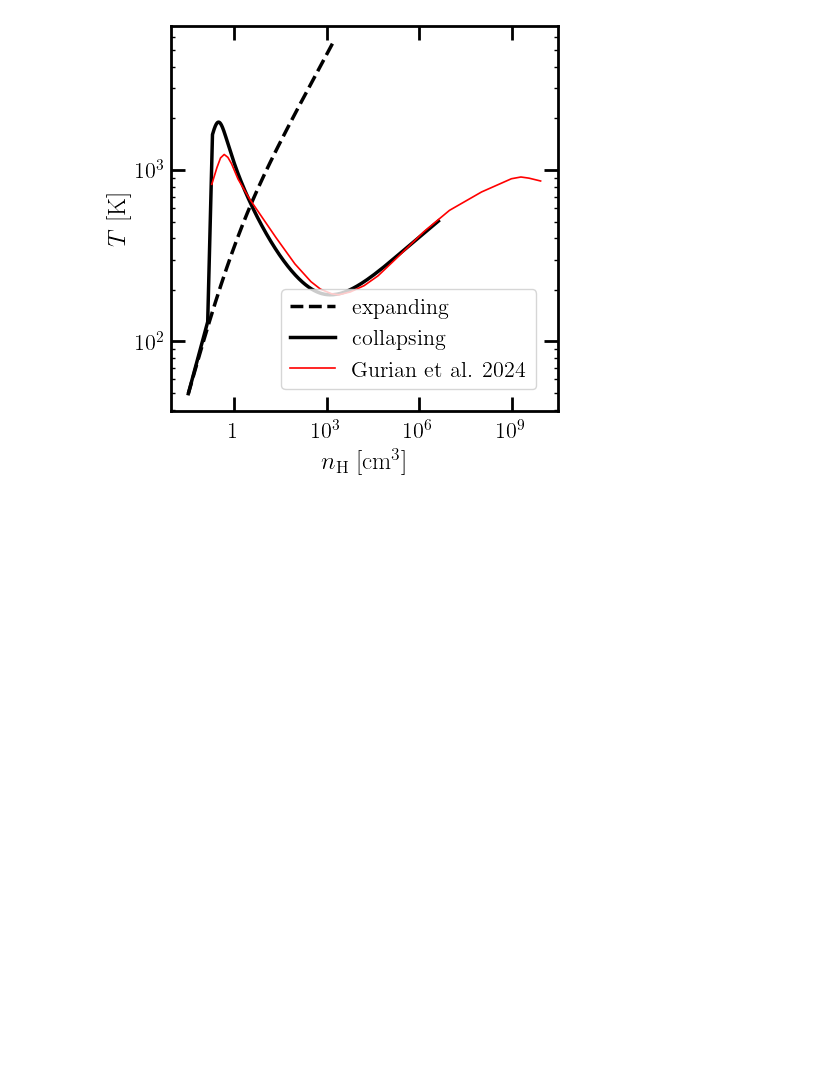
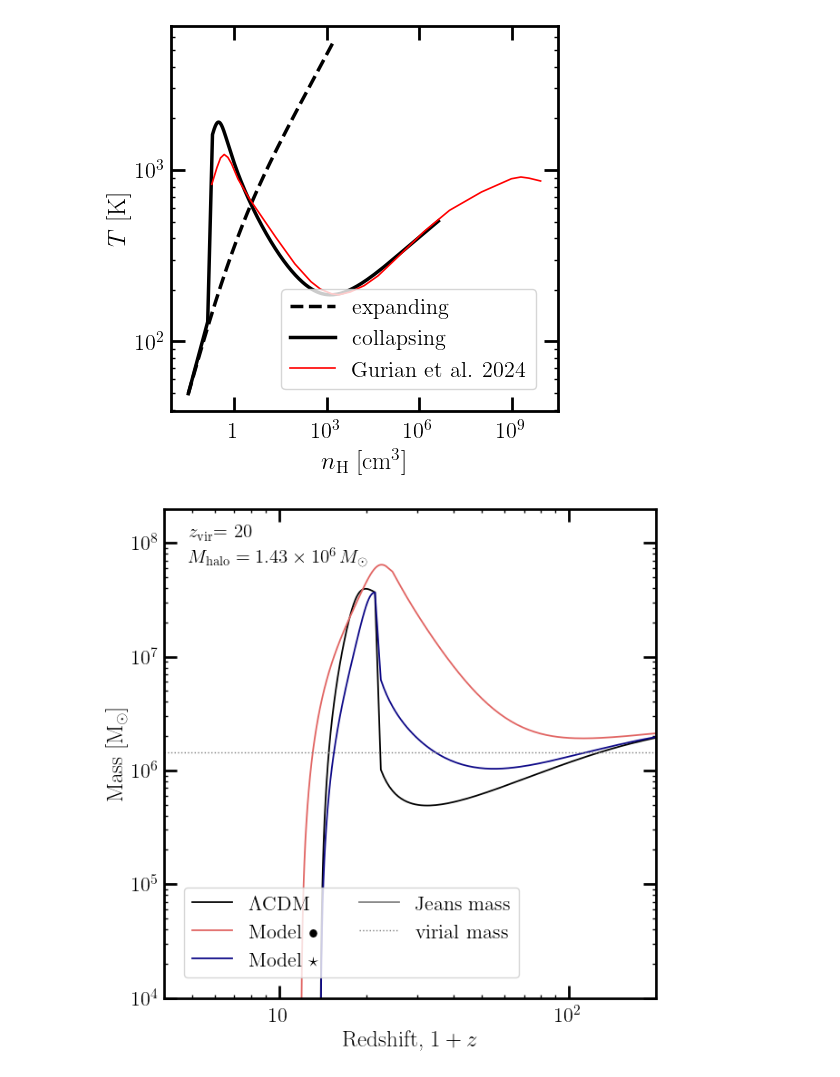
Before and after one commit to wenzerq/DarkHistory, a Jupyter notebook: H2_cooling/DCBH.ipynb, the cells around one changed output. Cells and saved outputs as stored; diff of their text form; code cells hidden in the pictures; blank space fills up the shorter version.

Commit message:
added calculation of Jeans and Bonnor-Ebert masses

```diff
--- a/H2_cooling/DCBH.ipynb
+++ b/H2_cooling/DCBH.ipynb
@@ -324,3 +334,56 @@ plt.legend()
 plt.show()
 # %% [output]
 [figure]
+# %%
+# Jeans and Bonnor-Ebert masses
+
+%autoreload
+plt.figure(figsize=(7,7))
+ax = plt.gca()
+plt.loglog()
+
+mu = 0.6
+label_dict = {
+    'LCDM' : r'$\Lambda$CDM',
+    'fast' : r"Model $\bullet$",
+    'slow' : r"Model $\star$"
+}
+color_dict = {
+    'LCDM' : 'k',
+    'fast' : cfast,
+    'slow' : cslow
+}
+
+for key in ['LCDM', 'fast', 'slow']: #DH_data.keys():
+    temp = halo_data[key]['y'][2] # eV
+    rho = halo_data[key]['y'][3] * phys.mp * mu # eV / cm^3
+    M_J = Jeans_mass(temp, rho)
+    M_BE = BonnorEbert_mass(temp, rho)
+
+    # Get rid of discontinuity
+    discont_mask = np.roll(halo_data[key]['t'] != rs_vir_actual[key], -1)
+    # discont_mask_fs = np.roll(halo_data[key+' fhalo']['t'] != rs_vir_actual[key+' fhalo'], -1)
+
+    # Plot relevant mass scales
+    plt.plot(halo_data[key]['t'][discont_mask], M_J[discont_mask], linewidth=1.3, color=color_dict[key], label=label_dict[key])
+    # plt.plot(halo_data[key]['t'][discont_mask], M_BE[discont_mask], linewidth=1.3, color=color_dict[key], linestyle='--')
+
+# Dummy lines for legend
+plt.plot([0, -1], [0, -1], linewidth=1.3, color='gray', label='Jeans mass')
+# plt.plot([0, -1], [0, -1], linewidth=1.3, color='gray', linestyle='--', label='Bonnor-Ebert mass')
+
+# Virial mass for comparison
+plt.hlines(M_halo, 4, 3000, color='gray', linewidth=1, linestyle=':', label='virial mass')
+
+plt.axis([4, 200, 1e4, 2e8])
+
+plt.legend(loc='lower left', ncols=2)
+plt.xlabel(r'Redshift, $1+z$')
+plt.ylabel(r'Mass [M$_\odot$]')
+plt.text(0.05, 0.94, r"$z_\mathrm{vir}$"+f"= {rs_vir:.0f}", fontsize=15, transform = ax.transAxes)
+plt.text(0.05, 0.89, r"$M_\mathrm{halo} = 1.43 \times 10^6 \, M_\odot$", fontsize=15, transform = ax.transAxes)
+
+# plt.savefig(fig_dir+f'LW_halo_evol_zvir{rs_vir:.0f}_M{M_halo:.2E}_{key}.pdf')
+plt.show()
+# %% [output]
+[figure, added]
```
Also changed, not shown: parts of 3 cells of this notebook, 1 other file.
